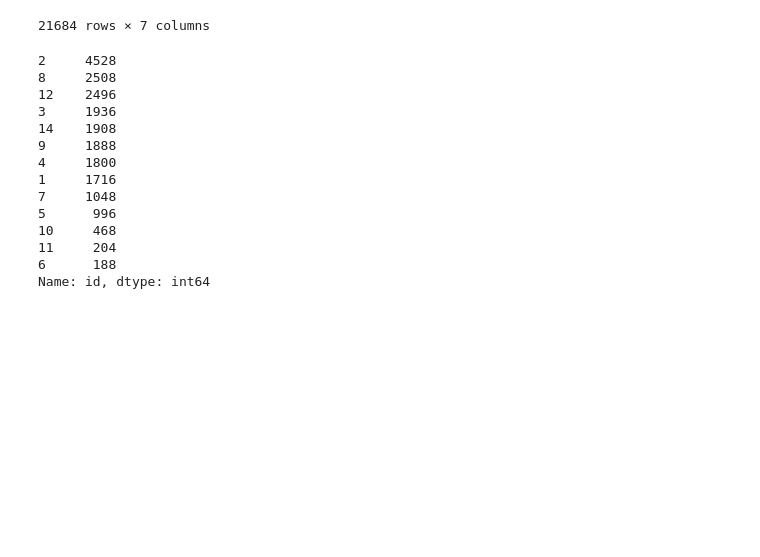
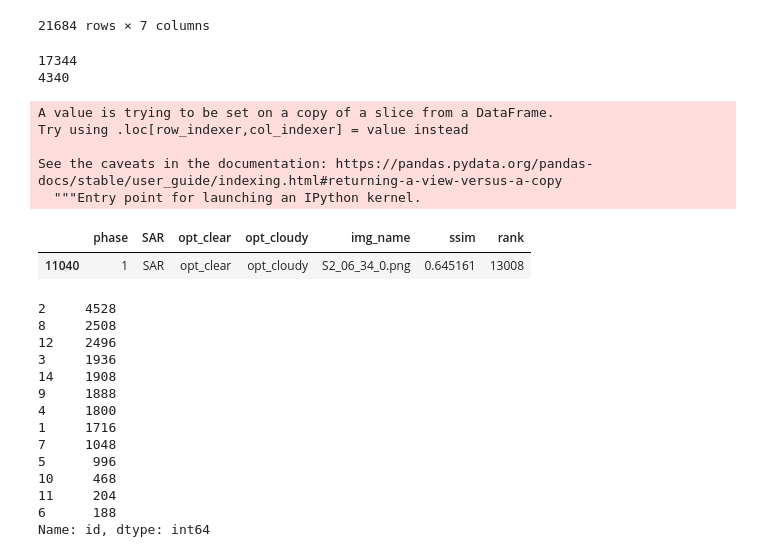
Before and after one commit to javey-q/Cloud_Removal, a Jupyter notebook: script.ipynb, the cells around one changed output. Saved outputs shown, nothing was run; the diff lists cells and outputs as text; code cells hidden in the pictures; blank space fills up the shorter version.

```diff
--- a/script.ipynb
+++ b/script.ipynb
@@ -173,6 +173,25 @@ meta_csv_new
 | 21682 | 1 | SAR | opt_clear | opt_cloudy | S2_14_996_2.png | 0.940265 | 717 |
 | 21683 | 1 | SAR | opt_clear | opt_cloudy | S2_14_996_3.png | 0.927909 | 1316 |
 21684 rows × 7 columns
+# %%
+meta_train = meta_csv_new.loc[meta_csv_new.phase == 1,:]
+meta_val = meta_csv_new.loc[meta_csv_new.phase == 2,:]
+print(len(meta_train))
+print(len(meta_val))
+# %% [output]
+17344
+4340
+# %%
+meta_train['rank'] = meta_train['rank'].astype(int)
+meta_train.loc[meta_train['rank']==int(17344*0.75),:]
+# %% [output]
+A value is trying to be set on a copy of a slice from a DataFrame.
+Try using .loc[row_indexer,col_indexer] = value instead
+
+See the caveats in the documentation: https://pandas.pydata.org/pandas-docs/stable/user_guide/indexing.html#returning-a-view-versus-a-copy
+  """Entry point for launching an IPython kernel.
+|  | phase | SAR | opt_clear | opt_cloudy | img_name | ssim | rank |
+| 11040 | 1 | SAR | opt_clear | opt_cloudy | S2_06_34_0.png | 0.645161 | 13008 |
 # %%
 meta_csv_new['id'] = meta_csv_new['img_name'].apply(lambda x:int(x.split('_')[1]))
 meta_csv_new.id.value_counts()
```
Also changed, not shown: parts of 2 cells of this notebook, 10 other files.
